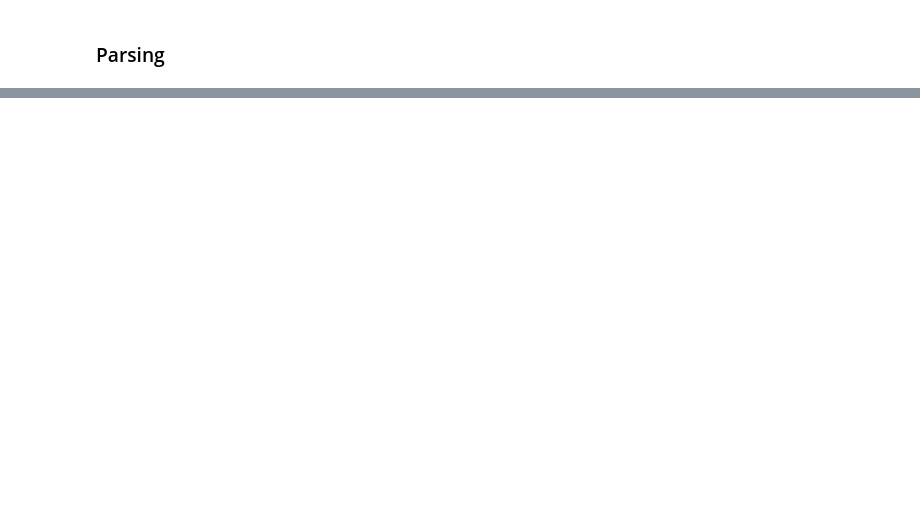
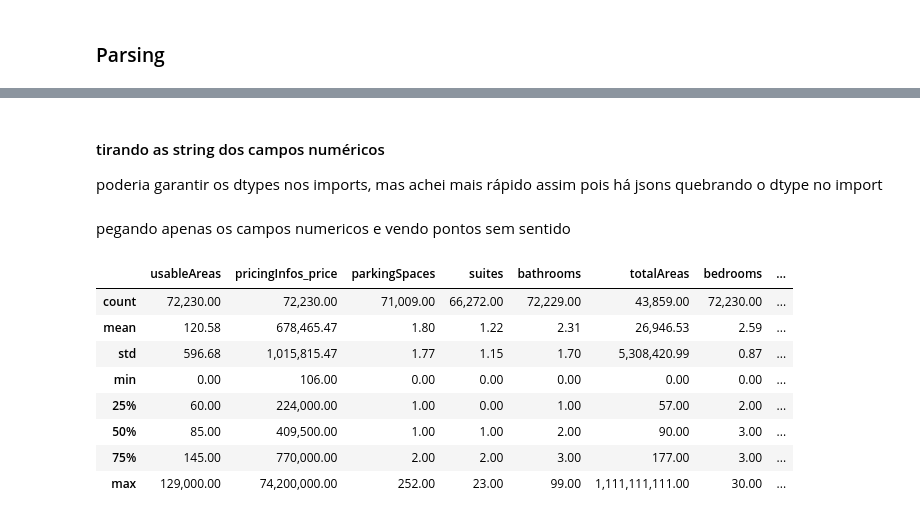
Before and after one commit to WillyHHsu/imoveis, a Jupyter notebook: exploratory.ipynb, the cells around one changed output, grey strips where cells are left out. Drawn from its saved outputs; the diff is of its cells as text; code cells hidden in the pictures; blank space fills up the shorter version.

Commit message:
arruamdno os dtypes

```diff
--- a/exploratory.ipynb
+++ b/exploratory.ipynb
@@ -52,0 +57,3 @@ y = dataset.pricingInfos_price
+# %% [markdown]
+#### tirando as string dos campos numéricos
+poderia garantir os dtypes nos imports, mas achei mais rápido assim pois há jsons quebrando o dtype no import
@@ -52,0 +77,17 @@ y = dataset.pricingInfos_price
+# %% [markdown]
+pegando apenas os campos numericos e vendo pontos sem sentido
+# %%
+num_lit = ['usableAreas','pricingInfos_price','parkingSpaces','suites','bathrooms'
+,'totalAreas','bedrooms','pricingInfos_price','pricingInfos_yearlyIptu','pricingInfos_monthlyCondoFee']
+
+dataset[num_lit].describe()
+# %% [output]
+|  | usableAreas | pricingInfos_price | parkingSpaces | suites | bathrooms | totalAreas | bedrooms | ... |
+| count | 72,230.00 | 72,230.00 | 71,009.00 | 66,272.00 | 72,229.00 | 43,859.00 | 72,230.00 | ... |
+| mean | 120.58 | 678,465.47 | 1.80 | 1.22 | 2.31 | 26,946.53 | 2.59 | ... |
+| std | 596.68 | 1,015,815.47 | 1.77 | 1.15 | 1.70 | 5,308,420.99 | 0.87 | ... |
+| min | 0.00 | 106.00 | 0.00 | 0.00 | 0.00 | 0.00 | 0.00 | ... |
+| 25% | 60.00 | 224,000.00 | 1.00 | 0.00 | 1.00 | 57.00 | 2.00 | ... |
+| 50% | 85.00 | 409,500.00 | 1.00 | 1.00 | 2.00 | 90.00 | 3.00 | ... |
+| 75% | 145.00 | 770,000.00 | 2.00 | 2.00 | 3.00 | 177.00 | 3.00 | ... |
+| max | 129,000.00 | 74,200,000.00 | 252.00 | 23.00 | 99.00 | 1,111,111,111.00 | 30.00 | ... |
```
Also changed, not shown: parts of 15 cells of this notebook.
